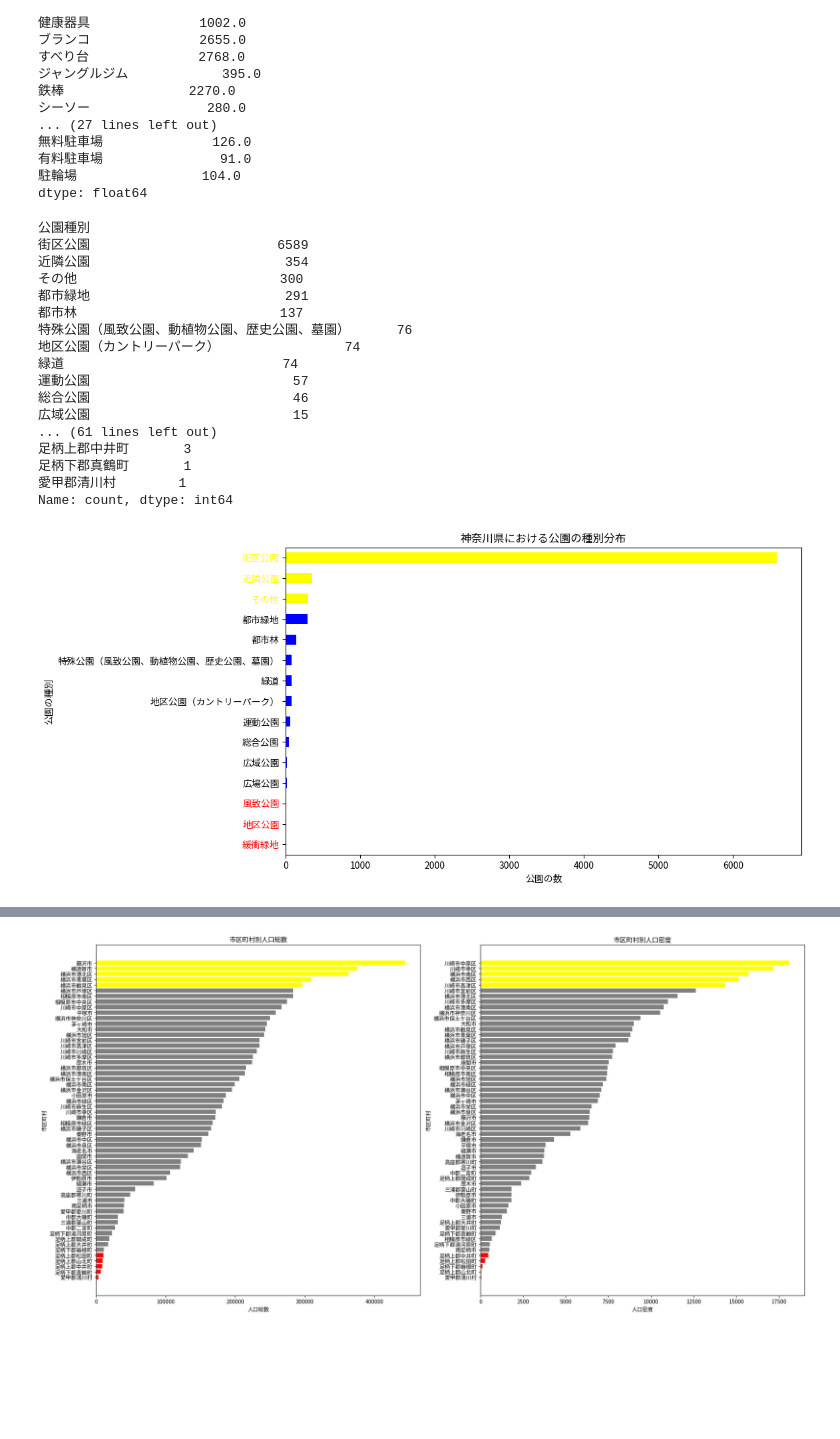
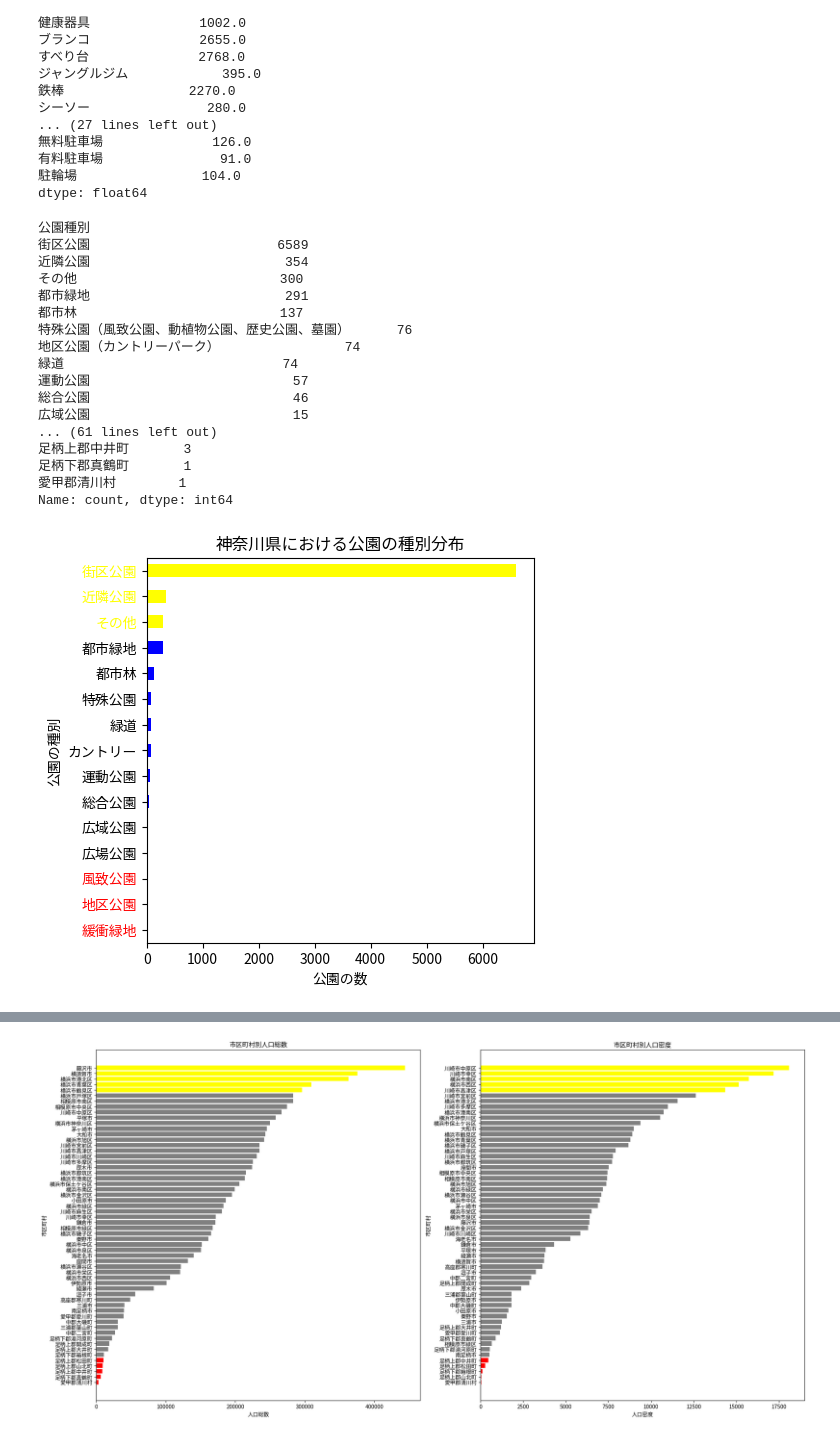
Before and after one commit to yasumasa718/park_data_intern, a Jupyter notebook: intern_kadai2.ipynb, the cells around one changed output, grey strips where cells are left out. Drawn from its saved outputs; the diff is of its cells as text; code cells hidden in the pictures; blank space fills up the shorter version.

```diff
--- a/intern_kadai2.ipynb
+++ b/intern_kadai2.ipynb
@@ -64,14 +86,14 @@ import matplotlib.font_manager as fm
 
 import pandas as pd
 # ファイルの読み込み
-park_data_path = '/home/yasumasa-tezuka/intern_data/140007_park_(神奈川県公園データ)_修正版.xlsx'
+park_data_1 = '/home/yasumasa-tezuka/intern_data/140007_park_(神奈川県公園データ)_修正版.xlsx'
 population_data_path = '/home/yasumasa-tezuka/intern_data/jinkotosetai_r5_10.xlsx'
-df_parks = pd.read_excel(park_data_path)
+park_data = pd.read_excel(park_data_1)
 df_population = pd.read_excel(population_data_path)
 
 # 公園データの前処理
 columns_to_drop_parks = ['No.', '自治体名', '名称', '最終更新日']  # 分析に不要な列
-df_parks_cleaned = df_parks.drop(columns=columns_to_drop_parks)
+df_parks_cleaned = park_data.drop(columns=columns_to_drop_parks)
 df_parks_cleaned = df_parks_cleaned.fillna(0)  # 欠損値を0で埋める
 
 # '公園面積'列を数値型に変換（変換できない値はNaNになる）
@@ -169,4 +212,9 @@ plt.show()
 # %%
+# 公園データの読み込み
+#公園種別、所在地、面積、設備
+file_path_1 = '/home/yasumasa-tezuka/intern_data/140007_park_(神奈川県公園データ)_修正版.xlsx'
+park_data = pd.read_excel(file_path_1)
+
 #140007_park_(神奈川県公園データ)_修正版.xlsxファイルの「面積」の項目を「公園面積」に変更
 park_data.rename(columns={'面積': '公園面積'}, inplace=True)
 # "公園面積" 列が文字列型の場合は数値型に変換
@@ -270,6 +318,33 @@ for idx, label in enumerate(barplot.get_xticklabels()):
 plt.xticks(rotation=90)
 plt.title('市区町村別の公園の総面積')
 plt.ylabel('総面積')
+plt.show()
+
+#平均面積の可視化
+# 公園の数でソート
+sorted_park_stats = park_stats.sort_values(by='平均面積', ascending=False)
+
+# 値の高い10市区町村と値の低い10市区町村のインデックス取得
+top_10 = sorted_park_stats.head(10).index
+bottom_10 = sorted_park_stats.tail(10).index
+
+# 可視化
+plt.figure(figsize=(20, 6))
+barplot = sns.barplot(x=sorted_park_stats.index, y='平均面積', data=sorted_park_stats)
+
+# 特定のバーと対応するラベルの色を変更
+for idx, label in enumerate(barplot.get_xticklabels()):
+    text = label.get_text()
+    if text in top_10:
+        barplot.patches[idx].set_color('green')  # 値の高い3市区町村のバーの色
+        label.set_color('green')  # ラベルの色
+    elif text in bottom_10:
+        barplot.patches[idx].set_color('red')  # 値の低い3市区町村のバーの色
+        label.set_color('red')  # ラベルの色
+
+plt.xticks(rotation=90)
+plt.title('市区町村別の公園の平均面積')
+plt.ylabel('平均面積')
 plt.show()
 
 # 設備：トイレの可視化
@@ -616,6 +690,10 @@ plt.rcParams['font.family'] = font_prop.get_name()
 #神奈川県における公園の種別分布の可視化
 # カテゴリ別に集計
 # 公園種別のカウント（降順でソート）
+
+park_data['公園種別'] = park_data['公園種別'].replace('特殊公園（風致公園、動植物公園、歴史公園、墓園）', '特殊公園')
+park_data['公園種別'] = park_data['公園種別'].replace('地区公園（カントリーパーク）', 'カントリー')
+
 category_counts = park_data['公園種別'].value_counts(ascending=True)  # 降順でソート
 
 # 上位3つと下位3つの公園種別を識別
@@ -627,7 +705,7 @@ font_prop = fm.FontProperties(fname=font_path)
 plt.rcParams['font.family'] = font_prop.get_name()
 
 # グラフのサイズを設定
-plt.figure(figsize=(10, 6))
+plt.figure(figsize=(5, 5))
 
 # 棒グラフの色を設定
 colors = ['red' if category in top_3_categories else 'yellow' if category in bottom_3_categories else 'blue' for category in category_counts.index]
@@ -637,31 +715,31 @@ category_counts.plot(kind='barh', color=colors)
 plt.title('神奈川県における公園の種別分布')
 plt.ylabel('公園の種別')
 plt.xlabel('公園の数')
 
 # y軸のラベルに色を設定
 for label in plt.gca().get_yticklabels():
     if label.get_text() in top_3_categories:
         label.set_color('red')
     elif label.get_text() in bottom_3_categories:
         label.set_color('yellow')
 
 plt.show()
 # %% [output]
 公園種別
 街区公園                        6589
 近隣公園                         354
 その他                          300
 都市緑地                         291
 都市林                          137
 特殊公園（風致公園、動植物公園、歴史公園、墓園）      76
 地区公園（カントリーパーク）                74
 緑道                            74
 運動公園                          57
 総合公園                          46
 広域公園                          15
 ... (61 lines left out)
 足柄上郡中井町       3
 足柄下郡真鶴町       1
 愛甲郡清川村        1
 Name: count, dtype: int64
-[figure, old version]
+[figure, new version]
```
Also changed, not shown: parts of 11 cells of this notebook.
